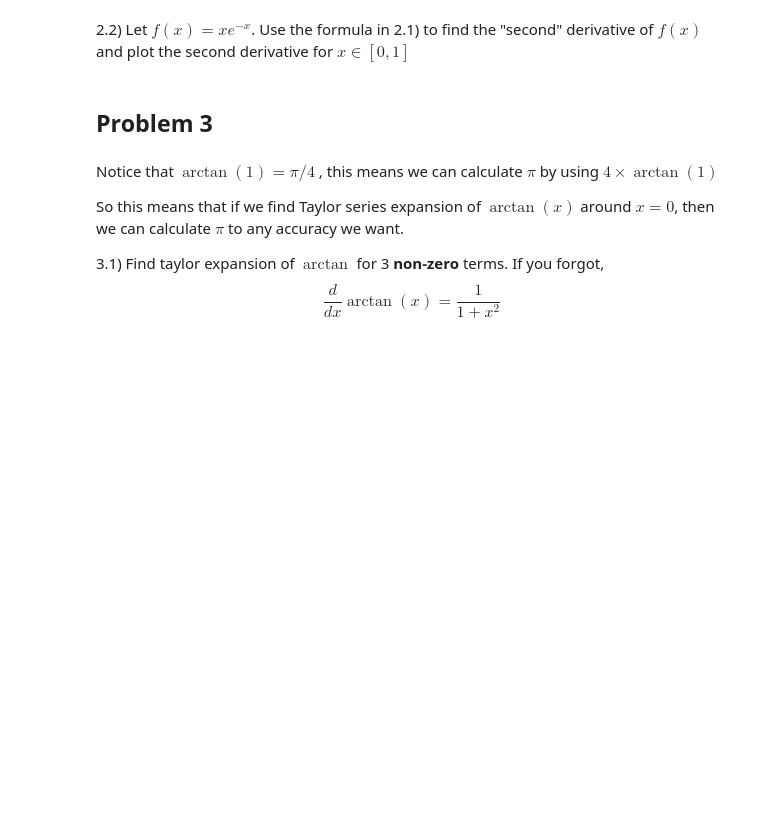
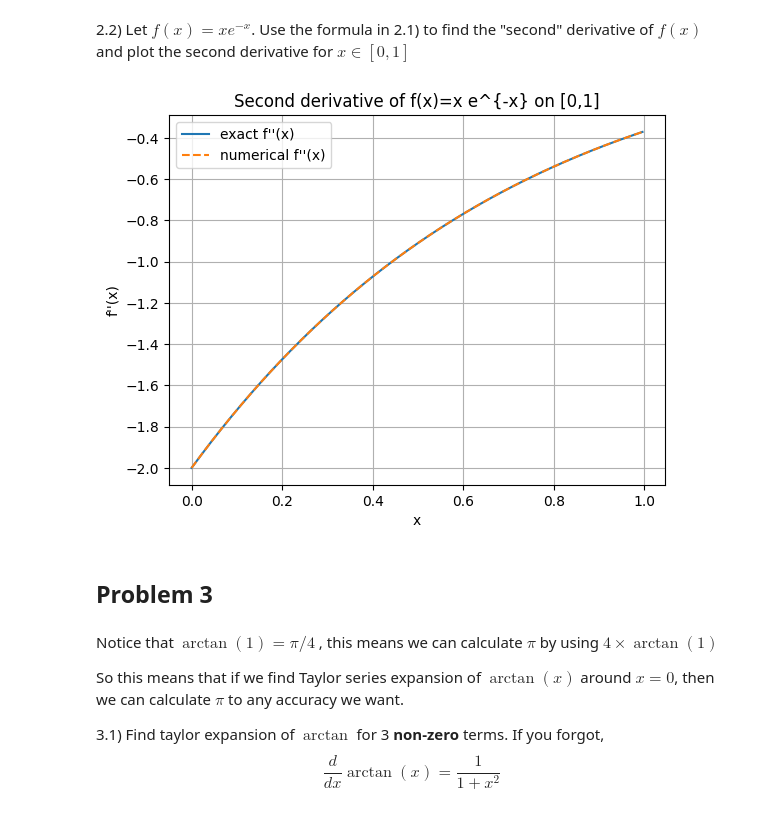
Before and after one commit to supawat6481355/iccs205-205, a Jupyter notebook: hw2/Homework2.ipynb, the cells around one changed output. Saved outputs shown, nothing was run; the diff lists cells and outputs as text; code cells hidden in the pictures; blank space fills up the shorter version.

```diff
--- a/hw2/Homework2.ipynb
+++ b/hw2/Homework2.ipynb
@@ -20,3 +20,10 @@ $
  - Then you repeat and keep making the next guess.
 # %% [markdown]
 1.1) Calculate $\sqrt{17}$ using this method. Pick a sensible value for $x_0$ and do it for 5 iterations.
+# %%
+a = 17
+x = 4
+
+for i in range(5):
+    x = 0.5 * (x + a / x)
+    print(f"Iteration {i+1}: x = {x:.10f}")
@@ -43,5 +126,33 @@ $
 # %% [markdown]
 2.2) Let $f(x) = xe^{-x}$. Use the formula in 2.1) to find the "second" derivative of $f(x)$ and plot the second derivative for $x \in [0,1]$
+# %%
+def f(x):
+    return x * np.exp(-x)
+
+def fsecond_exact(x):
+    return (x - 2) * np.exp(-x)
+
+def fprime_num(f, x, h):
+    return (-f(x + 2*h) + 4*f(x + h) - 3*f(x)) / (2*h)
+
+def g(x, h):
+    return fprime_num(f, x, h)
+
+h = 1e-3
+x = np.linspace(0.0, 1.0 - 4*h, 2000)
+
+fpp_num = (-g(x + 2*h, h) + 4*g(x + h, h) - 3*g(x, h)) / (2*h)
+fpp_ex  = fsecond_exact(x)
+
+plt.figure()
+plt.plot(x, fpp_ex, label="exact f''(x)")
+plt.plot(x, fpp_num, linestyle="--", label="numerical f''(x)")
+plt.title("Second derivative of f(x)=x e^{-x} on [0,1]")
+plt.xlabel("x"); plt.ylabel("f''(x)")
+plt.legend(); plt.grid(True)
+plt.show()
+# %% [output]
+[figure, added]
 # %% [markdown]
 ## Problem 3
 # %% [markdown]
```
Also changed, not shown: parts of 12 cells of this notebook.
